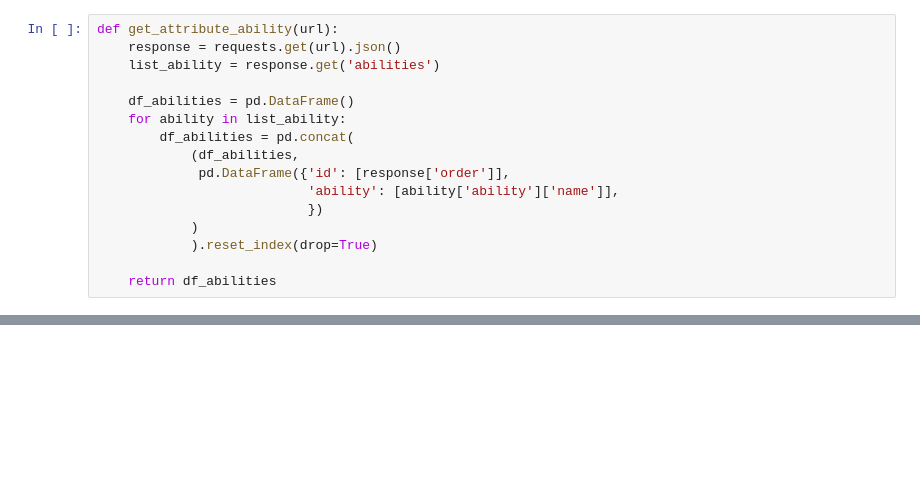
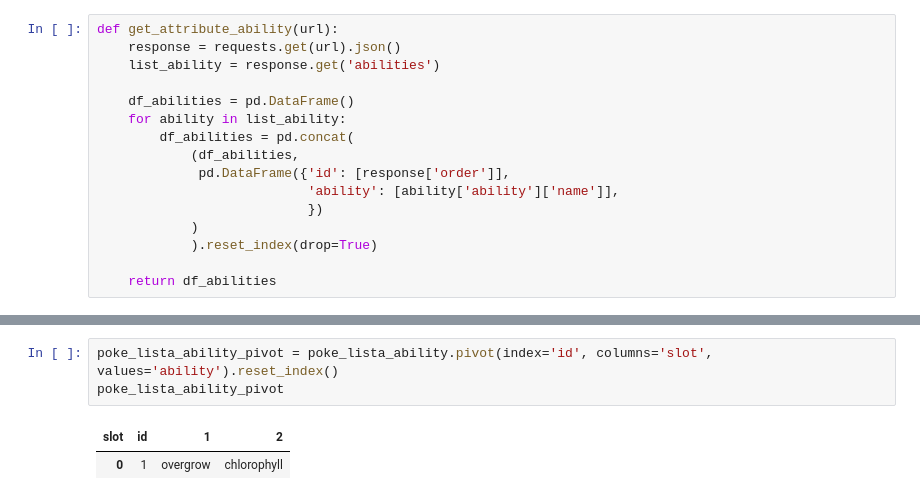
Before and after one commit to BrunoHeuert/CoderHouse-Python, a Jupyter notebook: testes/pokeapi.ipynb, the cells around one changed output, grey strips where cells are left out. Drawn from its saved outputs; the diff is of its cells as text; blank space fills up the shorter version.

```diff
--- a/testes/pokeapi.ipynb
+++ b/testes/pokeapi.ipynb
@@ -59,0 +267,6 @@ def get_attribute_ability(url):
+# %%
+poke_lista_ability_pivot = poke_lista_ability.pivot(index='id', columns='slot', values='ability').reset_index()
+poke_lista_ability_pivot
+# %% [output]
+| slot | id | 1 | 2 |
+| 0 | 1 | overgrow | chlorophyll |
```
Also changed, not shown: parts of 15 cells of this notebook, 2 other files.
